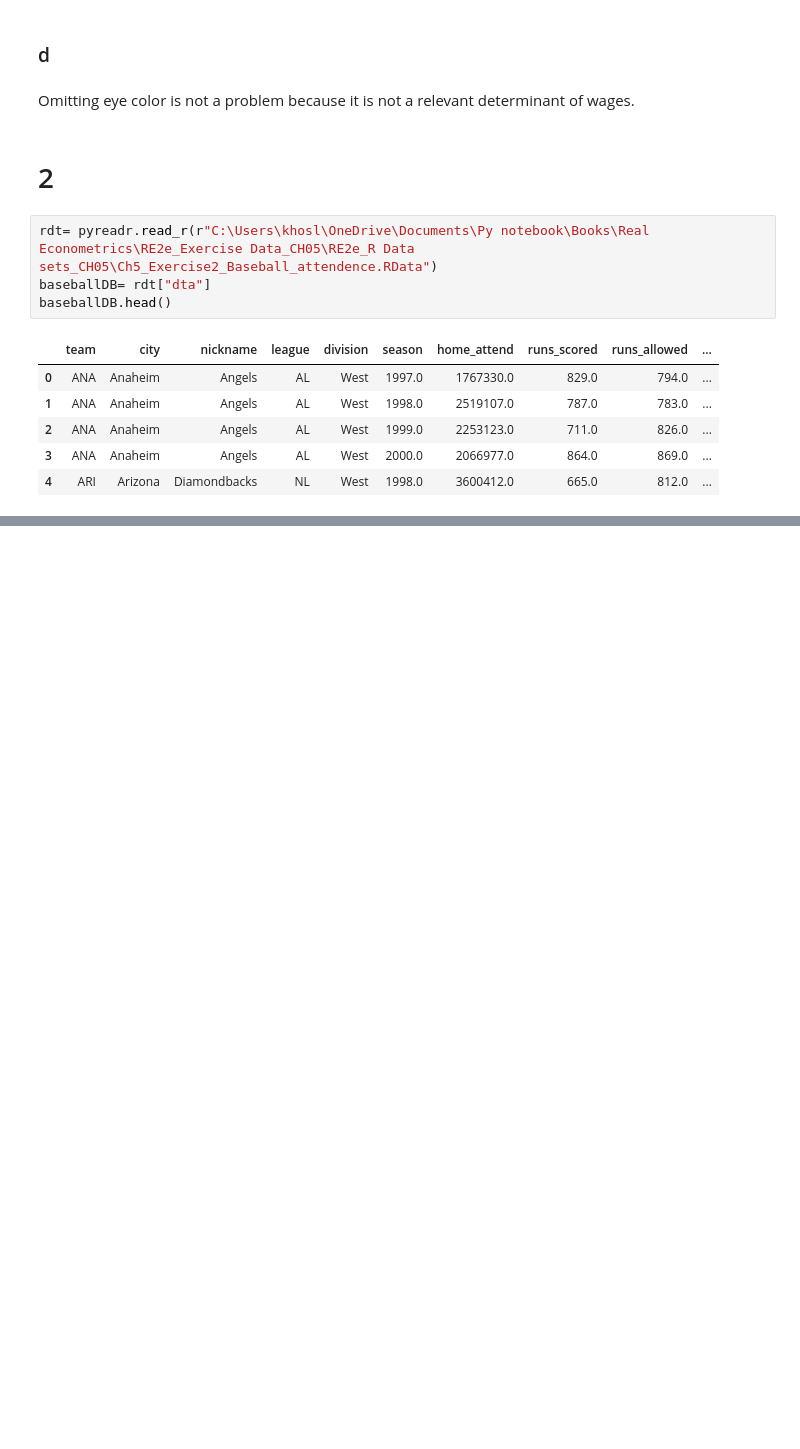
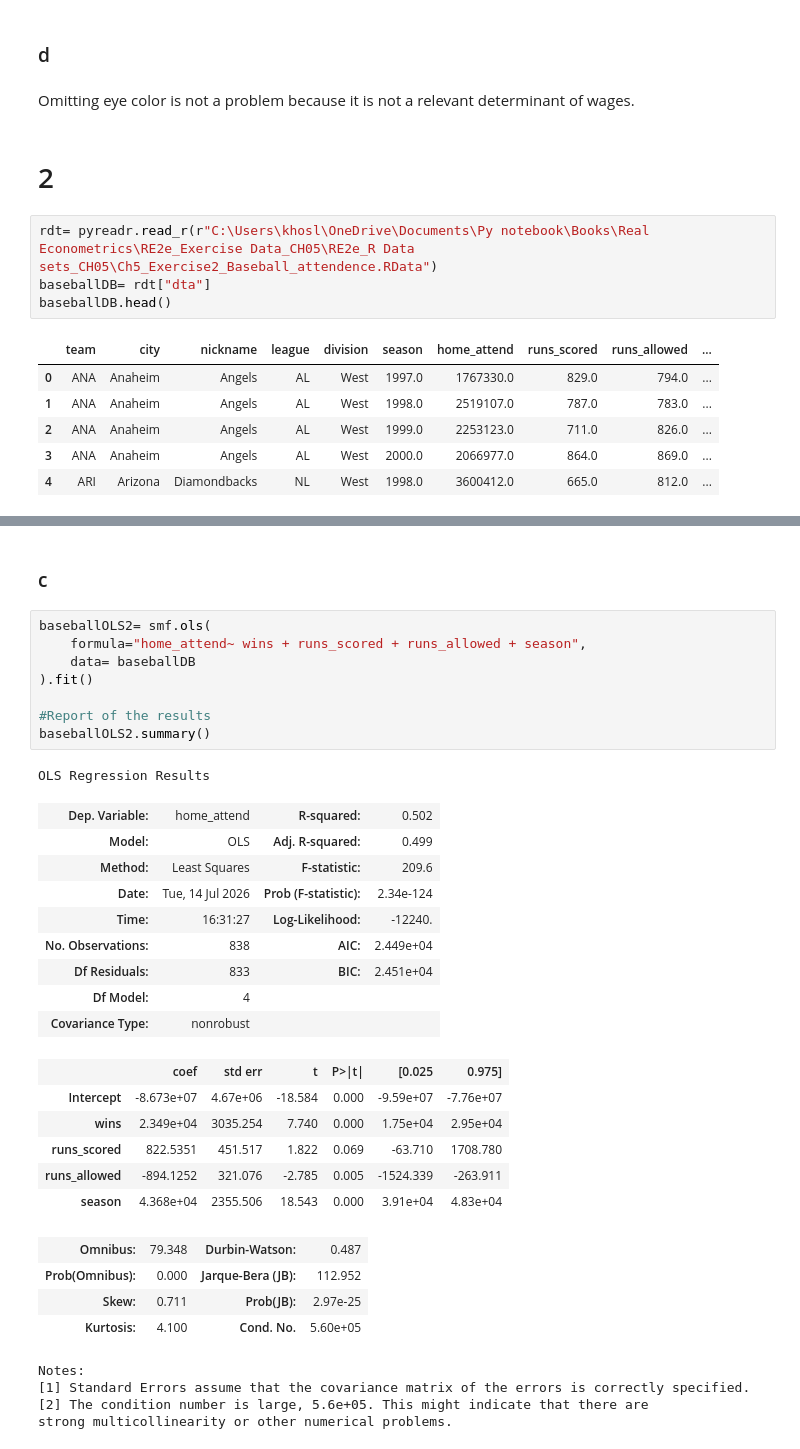
Before and after one commit to ani-research/Python-Companion-For-Real-Econometrics-by-M.Bailey, a Jupyter notebook: chapters/chapter05.ipynb, the cells around one changed output, grey strips where cells are left out. Drawn from its saved outputs; the diff is of its cells as text; blank space fills up the shorter version.

```diff
--- a/chapters/chapter05.ipynb
+++ b/chapters/chapter05.ipynb
@@ -517,0 +566,35 @@ baseballDB.head()
+# %% [markdown]
+### c
+# %%
+baseballOLS2= smf.ols(
+    formula="home_attend~ wins + runs_scored + runs_allowed + season",
+    data= baseballDB
+).fit()
+
+#Report of the results
+baseballOLS2.summary()
+# %% [output]
+OLS Regression Results
+| Dep. Variable: | home_attend | R-squared: | 0.502 |
+| Model: | OLS | Adj. R-squared: | 0.499 |
+| Method: | Least Squares | F-statistic: | 209.6 |
+| Date: | Tue, 14 Jul 2026 | Prob (F-statistic): | 2.34e-124 |
+| Time: | 16:31:27 | Log-Likelihood: | -12240. |
+| No. Observations: | 838 | AIC: | 2.449e+04 |
+| Df Residuals: | 833 | BIC: | 2.451e+04 |
+| Df Model: | 4 |  |  |
+| Covariance Type: | nonrobust |  |  |
+|  | coef | std err | t | P>|t| | [0.025 | 0.975] |
+| Intercept | -8.673e+07 | 4.67e+06 | -18.584 | 0.000 | -9.59e+07 | -7.76e+07 |
+| wins | 2.349e+04 | 3035.254 | 7.740 | 0.000 | 1.75e+04 | 2.95e+04 |
+| runs_scored | 822.5351 | 451.517 | 1.822 | 0.069 | -63.710 | 1708.780 |
+| runs_allowed | -894.1252 | 321.076 | -2.785 | 0.005 | -1524.339 | -263.911 |
+| season | 4.368e+04 | 2355.506 | 18.543 | 0.000 | 3.91e+04 | 4.83e+04 |
+| Omnibus: | 79.348 | Durbin-Watson: | 0.487 |
+| Prob(Omnibus): | 0.000 | Jarque-Bera (JB): | 112.952 |
+| Skew: | 0.711 | Prob(JB): | 2.97e-25 |
+| Kurtosis: | 4.100 | Cond. No. | 5.60e+05 |
+Notes:
+[1] Standard Errors assume that the covariance matrix of the errors is correctly specified.
+[2] The condition number is large, 5.6e+05. This might indicate that there are
+strong multicollinearity or other numerical problems.
```
Also changed, not shown: parts of 30 cells of this notebook.
